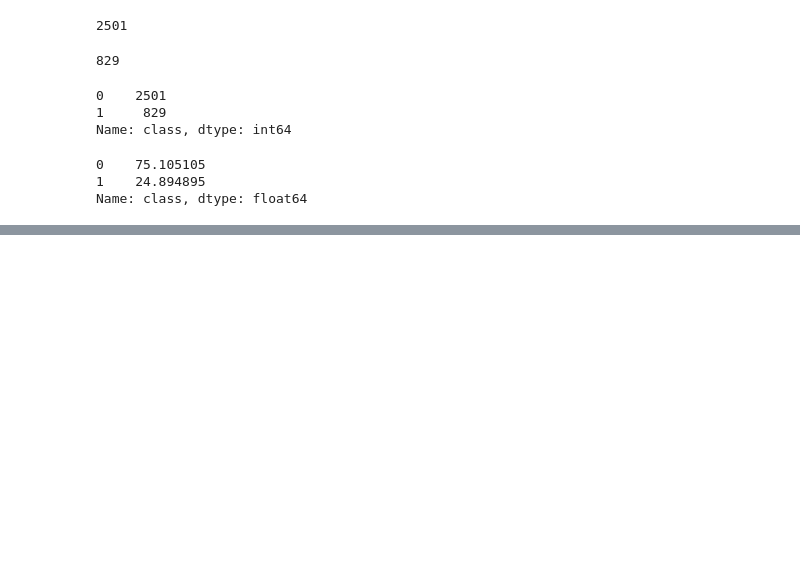
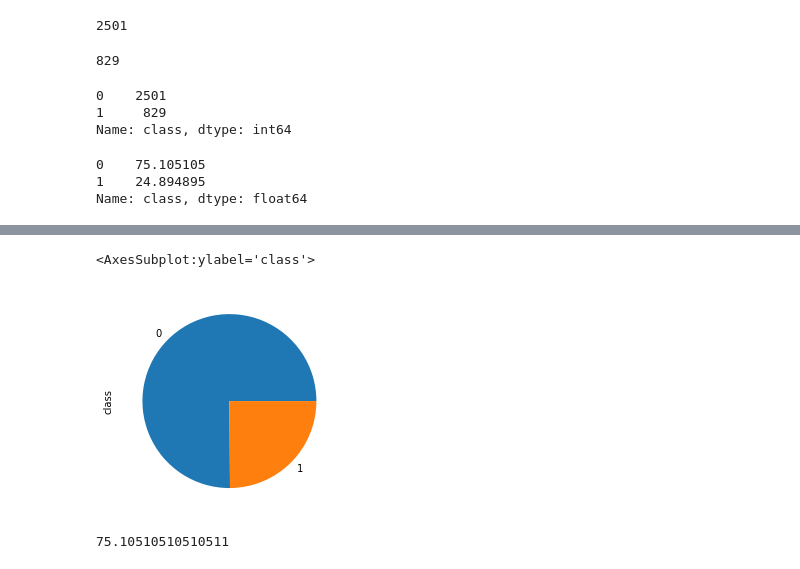
Before and after one commit to zenUnicorn/ML_on_CLAMP, a Jupyter notebook: Test.ipynb, the cells around one changed output, grey strips where cells are left out. Drawn from its saved outputs; the diff is of its cells as text; code cells hidden in the pictures; blank space fills up the shorter version.

```diff
--- a/Test.ipynb
+++ b/Test.ipynb
@@ -128,3 +151,14 @@ Name: class, dtype: float64
+# %%
+#grapgh showing the greater percentage between 0 (malware was not detected) and 1 (malware was detected)
+greater_percent.plot(kind='pie')
+# %% [output]
+<AxesSubplot:ylabel='class'>
+[figure, added]
+# %%
+greater_percent = 100*n_non_malware/n_records
+print(greater_percent)
+# %% [output]
+75.10510510510511
 # %%
 section_1 = {
     "n_records": n_records,
```
Also changed, not shown: parts of 19 cells of this notebook.
